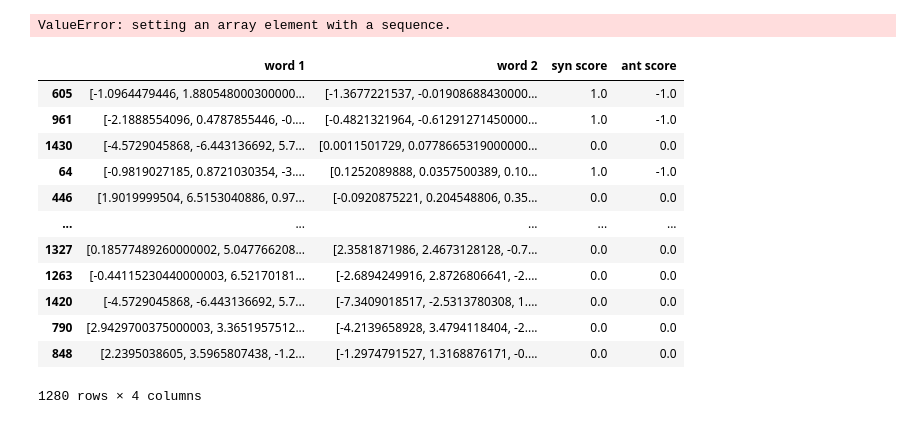
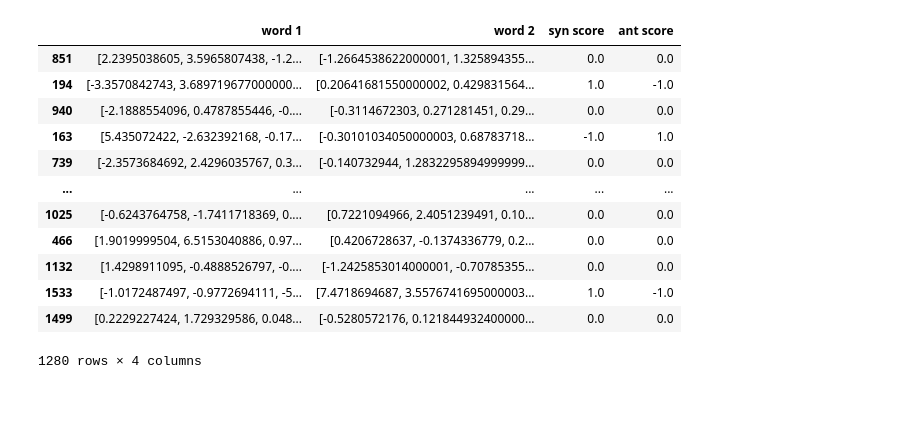
Before and after one commit to TG-UW/BETO2020, a Jupyter notebook: ipynb/Phase_I_and_II_NN.ipynb, the cells around one changed output. Drawn from its saved outputs; the diff is of its cells as text; code cells hidden in the pictures.

```diff
--- a/ipynb/Phase_I_and_II_NN.ipynb
+++ b/ipynb/Phase_I_and_II_NN.ipynb
@@ -108,23 +89,21 @@ test_df = pd.DataFrame(test_data)
 # %%
 train_df.to_json('Phase_I_Train.json')
 test_df.to_json('Phase_I_Test.json')
-# %%
-data_test[['word 1','word 2']].values.astype(np.float32)
-# %% [output]
-ValueError: setting an array element with a sequence.
-# %%
-train_df
-# %% [output]
-|  | word 1 | word 2 | syn score | ant score |
-| 605 | [-1.0964479446, 1.880548000300000... | [-1.3677221537, -0.01908688430000... | 1.0 | -1.0 |
-| 961 | [-2.1888554096, 0.4787855446, -0.... | [-0.4821321964, -0.61291271450000... | 1.0 | -1.0 |
-| 1430 | [-4.5729045868, -6.443136692, 5.7... | [0.0011501729, 0.0778665319000000... | 0.0 | 0.0 |
-| 64 | [-0.9819027185, 0.8721030354, -3.... | [0.1252089888, 0.0357500389, 0.10... | 1.0 | -1.0 |
-| 446 | [1.9019999504, 6.5153040886, 0.97... | [-0.0920875221, 0.204548806, 0.35... | 0.0 | 0.0 |
-| ... | ... | ... | ... | ... |
-| 1327 | [0.18577489260000002, 5.047766208... | [2.3581871986, 2.4673128128, -0.7... | 0.0 | 0.0 |
-| 1263 | [-0.44115230440000003, 6.52170181... | [-2.6894249916, 2.8726806641, -2.... | 0.0 | 0.0 |
-| 1420 | [-4.5729045868, -6.443136692, 5.7... | [-7.3409018517, -2.5313780308, 1.... | 0.0 | 0.0 |
-| 790 | [2.9429700375000003, 3.3651957512... | [-4.2139658928, 3.4794118404, -2.... | 0.0 | 0.0 |
-| 848 | [2.2395038605, 3.5965807438, -1.2... | [-1.2974791527, 1.3168876171, -0.... | 0.0 | 0.0 |
-1280 rows × 4 columns
+# %%
+#For demonstration
+data_test = pd.read_json('Phase_I_Train.json', dtype = np.float32)
+data_test
+# %% [output]
+|  | word 1 | word 2 | syn score | ant score |
+| 851 | [2.2395038605, 3.5965807438, -1.2... | [-1.2664538622000001, 1.325894355... | 0.0 | 0.0 |
+| 194 | [-3.3570842743, 3.689719677000000... | [0.20641681550000002, 0.429831564... | 1.0 | -1.0 |
+| 940 | [-2.1888554096, 0.4787855446, -0.... | [-0.3114672303, 0.271281451, 0.29... | 0.0 | 0.0 |
+| 163 | [5.435072422, -2.632392168, -0.17... | [-0.30101034050000003, 0.68783718... | -1.0 | 1.0 |
+| 739 | [-2.3573684692, 2.4296035767, 0.3... | [-0.140732944, 1.2832295894999999... | 0.0 | 0.0 |
+| ... | ... | ... | ... | ... |
+| 1025 | [-0.6243764758, -1.7411718369, 0.... | [0.7221094966, 2.4051239491, 0.10... | 0.0 | 0.0 |
+| 466 | [1.9019999504, 6.5153040886, 0.97... | [0.4206728637, -0.1374336779, 0.2... | 0.0 | 0.0 |
+| 1132 | [1.4298911095, -0.4888526797, -0.... | [-1.2425853014000001, -0.70785355... | 0.0 | 0.0 |
+| 1533 | [-1.0172487497, -0.9772694111, -5... | [7.4718694687, 3.5576741695000003... | 1.0 | -1.0 |
+| 1499 | [0.2229227424, 1.729329586, 0.048... | [-0.5280572176, 0.121844932400000... | 0.0 | 0.0 |
+1280 rows × 4 columns
```
Also changed, not shown: parts of 21 cells of this notebook.
